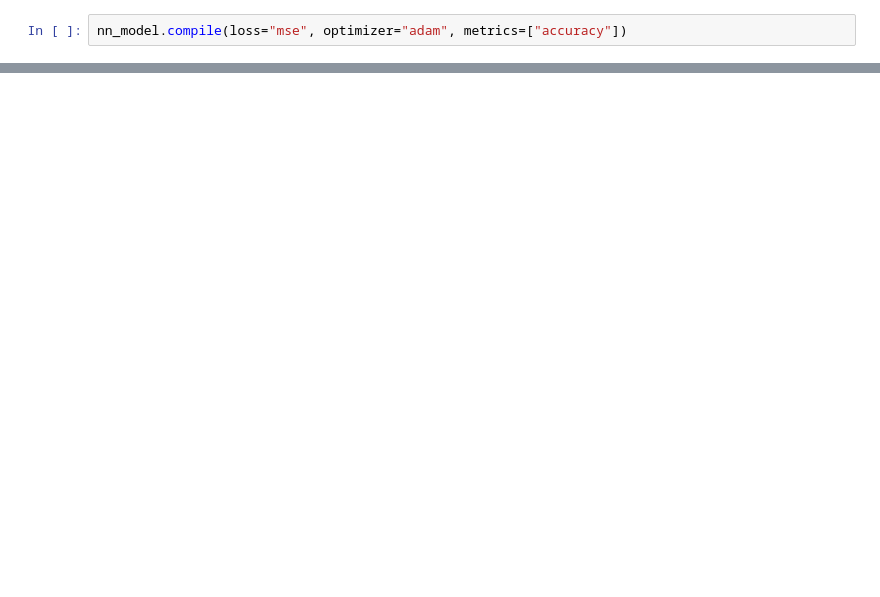
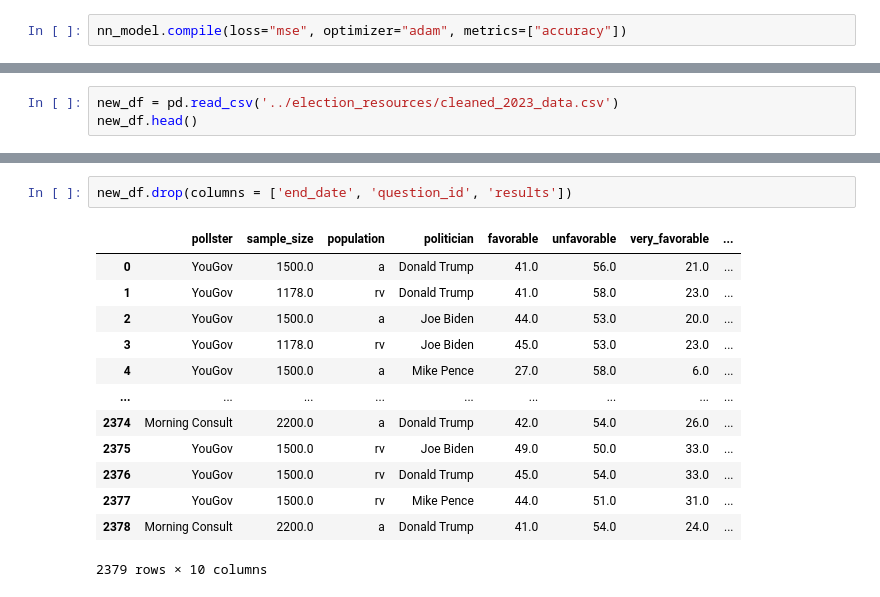
Before and after one commit to MSchell0129/Complex_Political_Phenomenon, a Jupyter notebook: Code_Files/predicted_president.ipynb, the cells around one changed output, grey strips where cells are left out. Cells and saved outputs as stored; diff of their text form; blank space fills up the shorter version.

```diff
--- a/Code_Files/predicted_president.ipynb
+++ b/Code_Files/predicted_president.ipynb
@@ -311,0 +328,3 @@ array([[3.7972923e-04],
+# %%
+new_df = pd.read_csv('../election_resources/cleaned_2023_data.csv')
+new_df.head()
@@ -311,0 +338,16 @@ array([[3.7972923e-04],
+# %%
+new_df.drop(columns = ['end_date', 'question_id', 'results'])
+# %% [output]
+|  | pollster | sample_size | population | politician | favorable | unfavorable | very_favorable | ... |
+| 0 | YouGov | 1500.0 | a | Donald Trump | 41.0 | 56.0 | 21.0 | ... |
+| 1 | YouGov | 1178.0 | rv | Donald Trump | 41.0 | 58.0 | 23.0 | ... |
+| 2 | YouGov | 1500.0 | a | Joe Biden | 44.0 | 53.0 | 20.0 | ... |
+| 3 | YouGov | 1178.0 | rv | Joe Biden | 45.0 | 53.0 | 23.0 | ... |
+| 4 | YouGov | 1500.0 | a | Mike Pence | 27.0 | 58.0 | 6.0 | ... |
+| ... | ... | ... | ... | ... | ... | ... | ... | ... |
+| 2374 | Morning Consult | 2200.0 | a | Donald Trump | 42.0 | 54.0 | 26.0 | ... |
+| 2375 | YouGov | 1500.0 | rv | Joe Biden | 49.0 | 50.0 | 33.0 | ... |
+| 2376 | YouGov | 1500.0 | rv | Donald Trump | 45.0 | 54.0 | 33.0 | ... |
+| 2377 | YouGov | 1500.0 | rv | Mike Pence | 44.0 | 51.0 | 31.0 | ... |
+| 2378 | Morning Consult | 2200.0 | a | Donald Trump | 41.0 | 54.0 | 24.0 | ... |
+2379 rows × 10 columns
```
Also changed, not shown: parts of 12 cells of this notebook, 1 other file.
